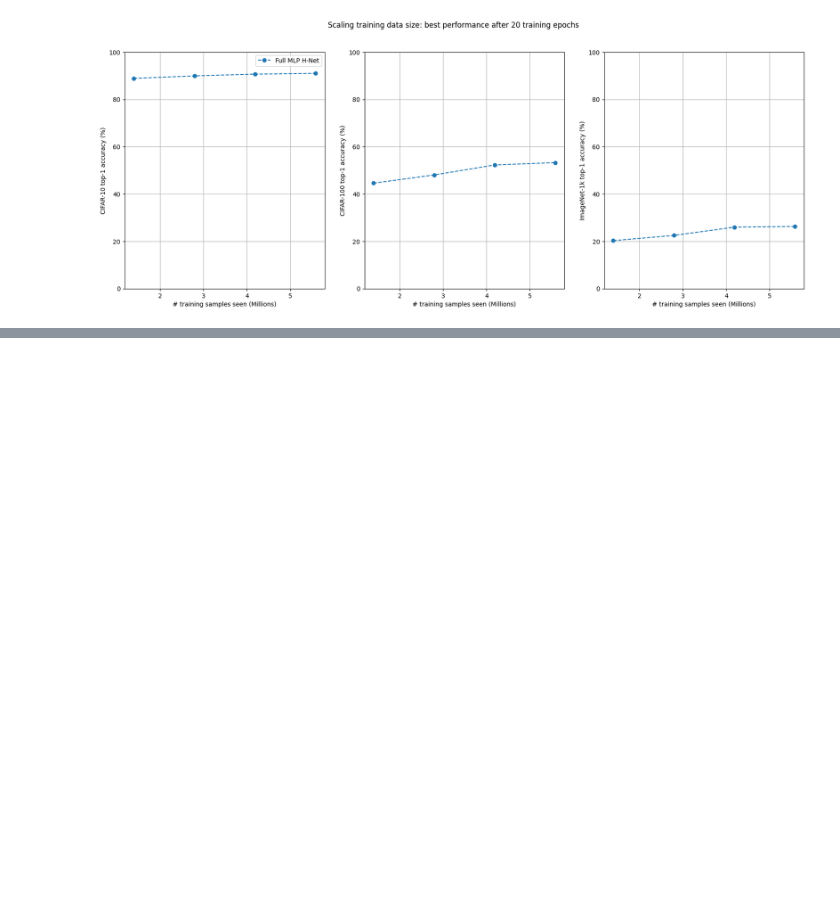
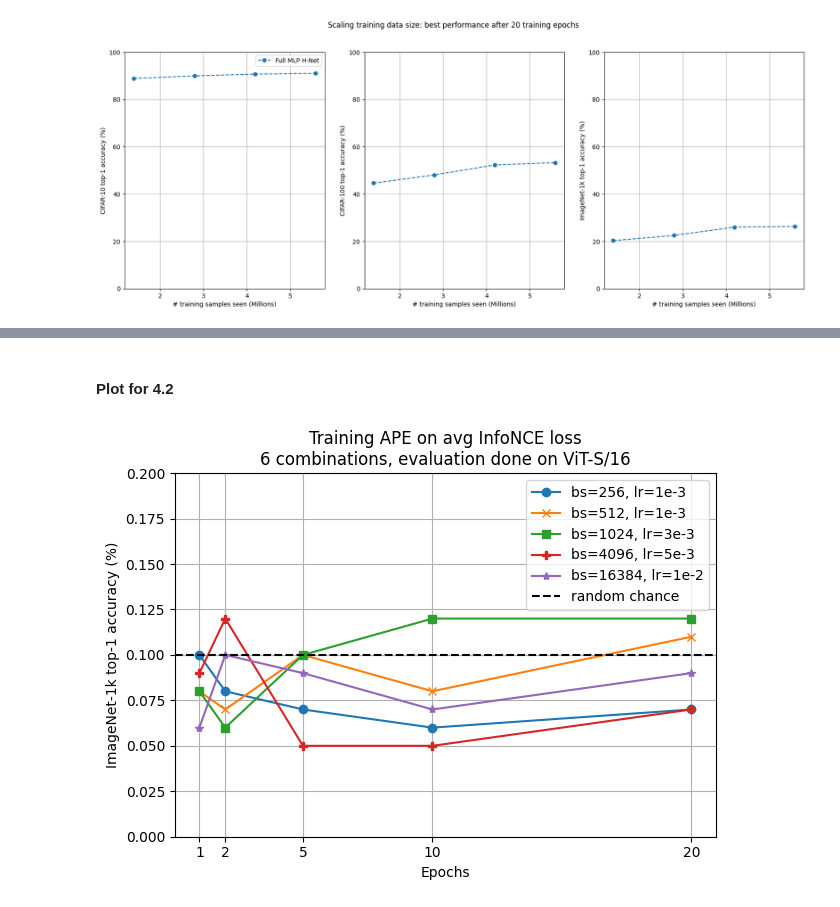
Before and after one commit to jaisidhsingh/hypa-new, a Jupyter notebook: hyperalignment/plot.ipynb, the cells around one changed output, grey strips where cells are left out. Cells and saved outputs as stored; diff of their text form; code cells hidden in the pictures; blank space fills up the shorter version.

```diff
--- a/hyperalignment/plot.ipynb
+++ b/hyperalignment/plot.ipynb
@@ -266,0 +313,49 @@ plt.show()
+# %% [markdown]
+#### Plot for 4.2
+# %%
+from pylab import plt
+
+data_256 = {'exp_name': 'vits_bs-256_lr-0.001', 'seed': 0, 'eval': {'epoch_1': {'cifar10': 9.56, 'cifar100': 1.0, 'imagenet1k': 0.1}, 'epoch_2': {'cifar10': 11.61, 'cifar100': 0.82, 'imagenet1k': 0.08}, 'epoch_5': {'cifar10': 14.36, 'cifar100': 0.94, 'imagenet1k': 0.07}, 'epoch_10': {'cifar10': 14.54, 'cifar100': 0.75, 'imagenet1k': 0.06}, 'epoch_20': {'cifar10': 15.99, 'cifar100': 0.95, 'imagenet1k': 0.07}}}
+data_512 = {'exp_name': 'vits_bs-512_lr-0.001', 'seed': 0, 'eval': {'epoch_1': {'cifar10': 20.42, 'cifar100': 1.3, 'imagenet1k': 0.08}, 'epoch_2': {'cifar10': 17.43, 'cifar100': 1.33, 'imagenet1k': 0.07}, 'epoch_5': {'cifar10': 8.47, 'cifar100': 0.41, 'imagenet1k': 0.1}, 'epoch_10': {'cifar10': 10.83, 'cifar100': 0.69, 'imagenet1k': 0.08}, 'epoch_20': {'cifar10': 12.55, 'cifar100': 1.14, 'imagenet1k': 0.11}}}
+data_1024 = {'exp_name': 'vits_bs-1024_lr-0.003', 'seed': 0, 'eval': {'epoch_1': {'cifar10': 7.83, 'cifar100': 1.45, 'imagenet1k': 0.08}, 'epoch_2': {'cifar10': 14.21, 'cifar100': 1.24, 'imagenet1k': 0.06}, 'epoch_5': {'cifar10': 10.36, 'cifar100': 0.97, 'imagenet1k': 0.1}, 'epoch_10': {'cifar10': 10.32, 'cifar100': 1.04, 'imagenet1k': 0.12}, 'epoch_20': {'cifar10': 14.24, 'cifar100': 0.75, 'imagenet1k': 0.12}}}
+data_4096 = {'exp_name': 'vits_bs-4096_lr-0.005', 'seed': 0, 'eval': {'epoch_1': {'cifar10': 4.08, 'cifar100': 0.3, 'imagenet1k': 0.09}, 'epoch_2': {'cifar10': 4.93, 'cifar100': 0.37, 'imagenet1k': 0.12}, 'epoch_5': {'cifar10': 10.34, 'cifar100': 0.61, 'imagenet1k': 0.05}, 'epoch_10': {'cifar10': 7.24, 'cifar100': 0.42, 'imagenet1k': 0.05}, 'epoch_20': {'cifar10': 7.05, 'cifar100': 0.6, 'imagenet1k': 0.07}}}
+data_16384 = {'exp_name': 'vits_bs-16384_lr-0.001', 'seed': 0, 'eval': {'epoch_1': {'cifar10': 4.41, 'cifar100': 0.84, 'imagenet1k': 0.06}, 'epoch_2': {'cifar10': 5.15, 'cifar100': 0.67, 'imagenet1k': 0.1}, 'epoch_5': {'cifar10': 15.21, 'cifar100': 0.72, 'imagenet1k': 0.09}, 'epoch_10': {'cifar10': 13.72, 'cifar100': 1.26, 'imagenet1k': 0.07}, 'epoch_20': {'cifar10': 13.48, 'cifar100': 1.74, 'imagenet1k': 0.09}}}
+
+epochs = [1, 2, 5, 10, 20]
+benchmarks = ["cifar10", "cifar100", "imagenet1k"]
+names = {"cifar10": "CIFAR-10", "cifar100": "CIFAR-100", "imagenet1k": "ImageNet-1k"}
+lims = {"cifar10": [0.0, 60.0], "cifar100": [0.0, 5.0], "imagenet1k": [0.0, 0.2]}
+rcs = {"cifar10": 10.0, "cifar100": 1.0, "imagenet1k": 0.1}
+
+for bench in ["imagenet1k"]:
+    acc_256 = [data_256['eval'][f'epoch_{epoch}'][bench] for epoch in epochs]
+    acc_512 = [data_512['eval'][f'epoch_{epoch}'][bench] for epoch in epochs]
+    acc_1024 = [data_1024['eval'][f'epoch_{epoch}'][bench] for epoch in epochs]
+    acc_4096 = [data_4096['eval'][f'epoch_{epoch}'][bench] for epoch in epochs]
+    acc_16384 = [data_16384['eval'][f'epoch_{epoch}'][bench] for epoch in epochs]
+
+    # Create the plot
+    # plt.figure(figsize=(10, 6))
+
+    plt.plot(epochs, acc_256, marker='o', label="bs=256, lr=1e-3")
+    plt.plot(epochs, acc_512, marker='x', label="bs=512, lr=1e-3")
+    plt.plot(epochs, acc_1024, marker='s', label="bs=1024, lr=3e-3")
+    plt.plot(epochs, acc_4096, marker='P', label="bs=4096, lr=5e-3")
+    plt.plot(epochs, acc_16384, marker='*', label="bs=16384, lr=1e-2")
+
+    plt.axhline(y=rcs[bench], color="black", linestyle="--", label="random chance")
+
+    plt.title(f'Training APE on avg InfoNCE loss\n6 combinations, evaluation done on ViT-S/16')
+    plt.xlabel('Epochs')
+    plt.ylabel(f'{names[bench]} top-1 accuracy (%)')
+    plt.ylim(lims[bench])
+    plt.xticks([1, 2, 5, 10, 20])
+    plt.grid(True)
+
+    # Save and show the plot
+    plt.legend()
+    plt.tight_layout()
+    # plt.show()
+    plt.savefig('final_plots/ape_avg_6.png', format="png")
+# %% [output]
+[figure, added]
```
Also changed, not shown: parts of 3 cells of this notebook, 7 other files.
